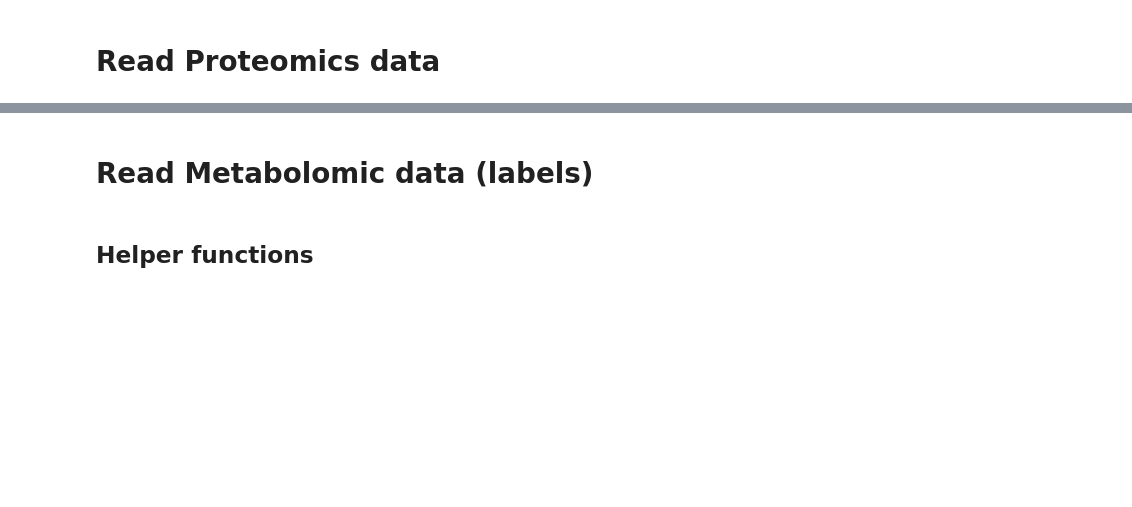
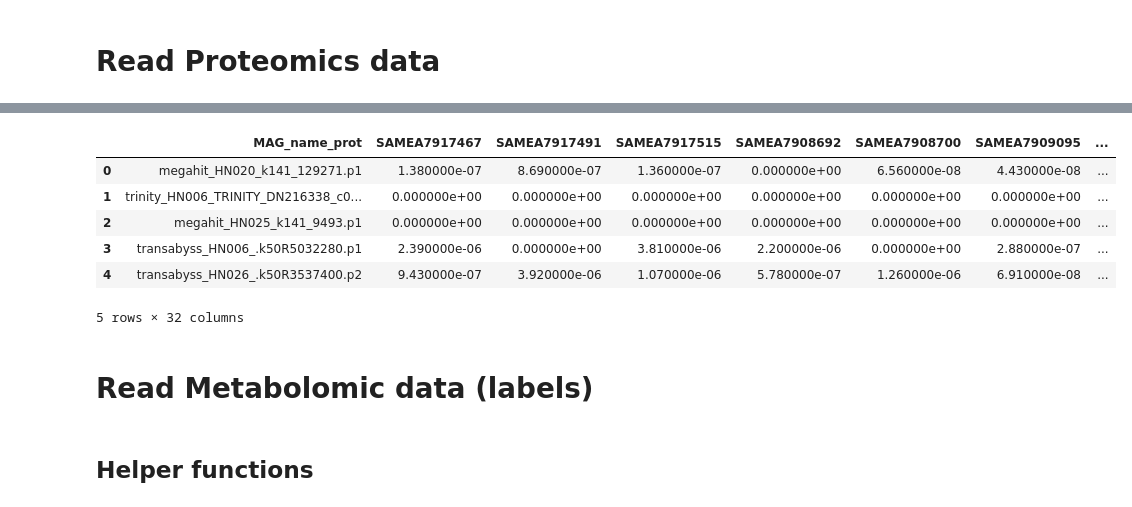
Before and after one commit to oramar1256/OMGeEP_AECO_Hackathon, a Jupyter notebook: OMGeEP_AECO_Hackathon.ipynb, the cells around one changed output, grey strips where cells are left out. Saved outputs shown, nothing was run; the diff lists cells and outputs as text; code cells hidden in the pictures; blank space fills up the shorter version.

```diff
--- a/OMGeEP_AECO_Hackathon.ipynb
+++ b/OMGeEP_AECO_Hackathon.ipynb
@@ -51,3 +39,5 @@ warnings.filterwarnings('ignore')
 # Global variables
 # %%
 OUTPUT_DIR = 'ifbdata/atlanteco_hack/OMGeEP/output_files'
+SAMPLE_ID_COL = 'sample_id'
+SITE_ID_COL = 'sampling_design_feature'
@@ -181,0 +246,6 @@ wedd_gen_df = read_genomic_data(genomic_data_path='ifbdata/atlanteco_hack/MetaGe
+# %%
+def read_prot_data(prot_data_path:str) -> pd.DataFrame:
+    df = pd.read_csv(prot_data_path)
+    df.columns = df.columns.str.replace('_normalized', '')
+    df.rename(columns={"MAG_name_prot":SAMPLE_ID_COL}, inplace=True)
+    return df
@@ -181,0 +254,2 @@ wedd_gen_df = read_genomic_data(genomic_data_path='ifbdata/atlanteco_hack/MetaGe
+# %%
+ben_prot_df = read_prot_data('annotation_normalized_benguela.csv')
@@ -182,3 +267,13 @@ wedd_gen_df = read_genomic_data(genomic_data_path='ifbdata/atlanteco_hack/MetaGe
+# %%
+ben_prot_df.head()
+# %% [output]
+|  | MAG_name_prot | SAMEA7917467 | SAMEA7917491 | SAMEA7917515 | SAMEA7908692 | SAMEA7908700 | SAMEA7909095 | ... |
+| 0 | megahit_HN020_k141_129271.p1 | 1.380000e-07 | 8.690000e-07 | 1.360000e-07 | 0.000000e+00 | 6.560000e-08 | 4.430000e-08 | ... |
+| 1 | trinity_HN006_TRINITY_DN216338_c0... | 0.000000e+00 | 0.000000e+00 | 0.000000e+00 | 0.000000e+00 | 0.000000e+00 | 0.000000e+00 | ... |
+| 2 | megahit_HN025_k141_9493.p1 | 0.000000e+00 | 0.000000e+00 | 0.000000e+00 | 0.000000e+00 | 0.000000e+00 | 0.000000e+00 | ... |
+| 3 | transabyss_HN006_.k50R5032280.p1 | 2.390000e-06 | 0.000000e+00 | 3.810000e-06 | 2.200000e-06 | 0.000000e+00 | 2.880000e-07 | ... |
+| 4 | transabyss_HN026_.k50R3537400.p2 | 9.430000e-07 | 3.920000e-06 | 1.070000e-06 | 5.780000e-07 | 1.260000e-06 | 6.910000e-08 | ... |
+5 rows × 32 columns
 # %% [markdown]
 # Read Metabolomic data (labels)
 # %% [markdown]
```
Also changed, not shown: parts of 48 cells of this notebook.
